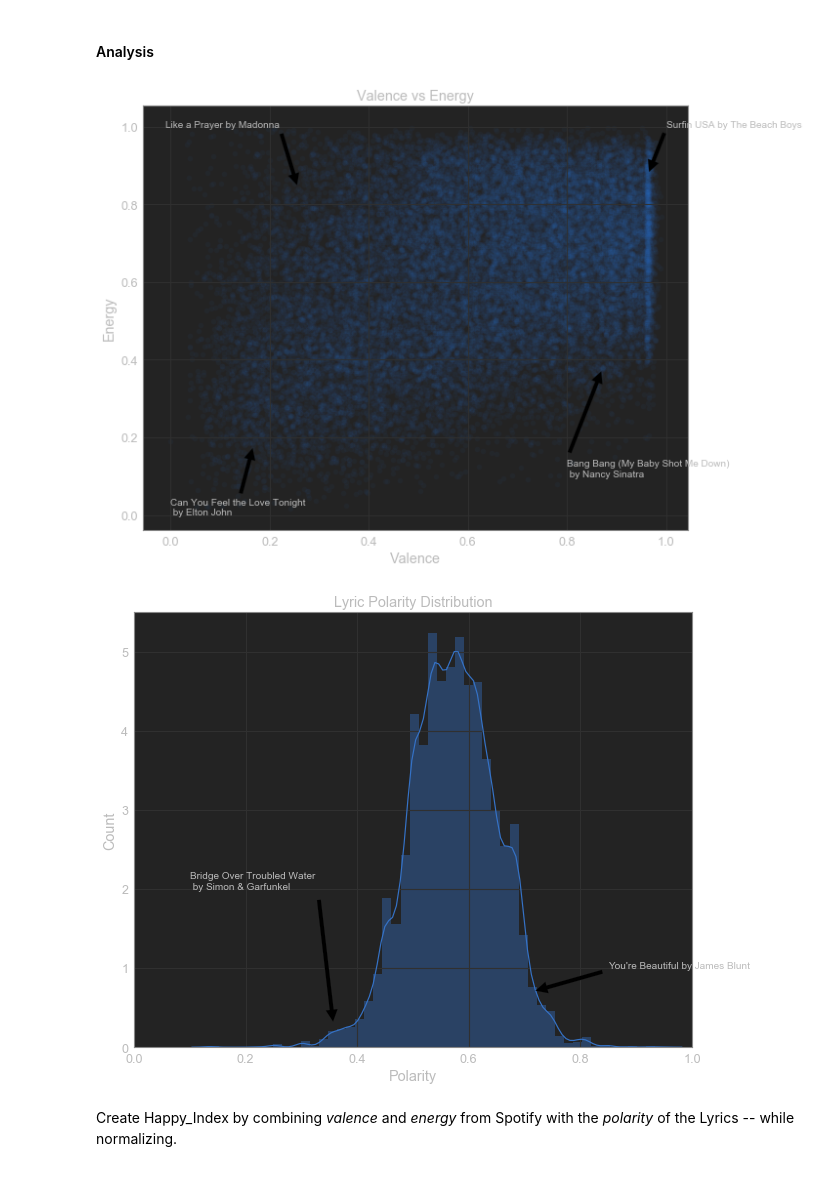
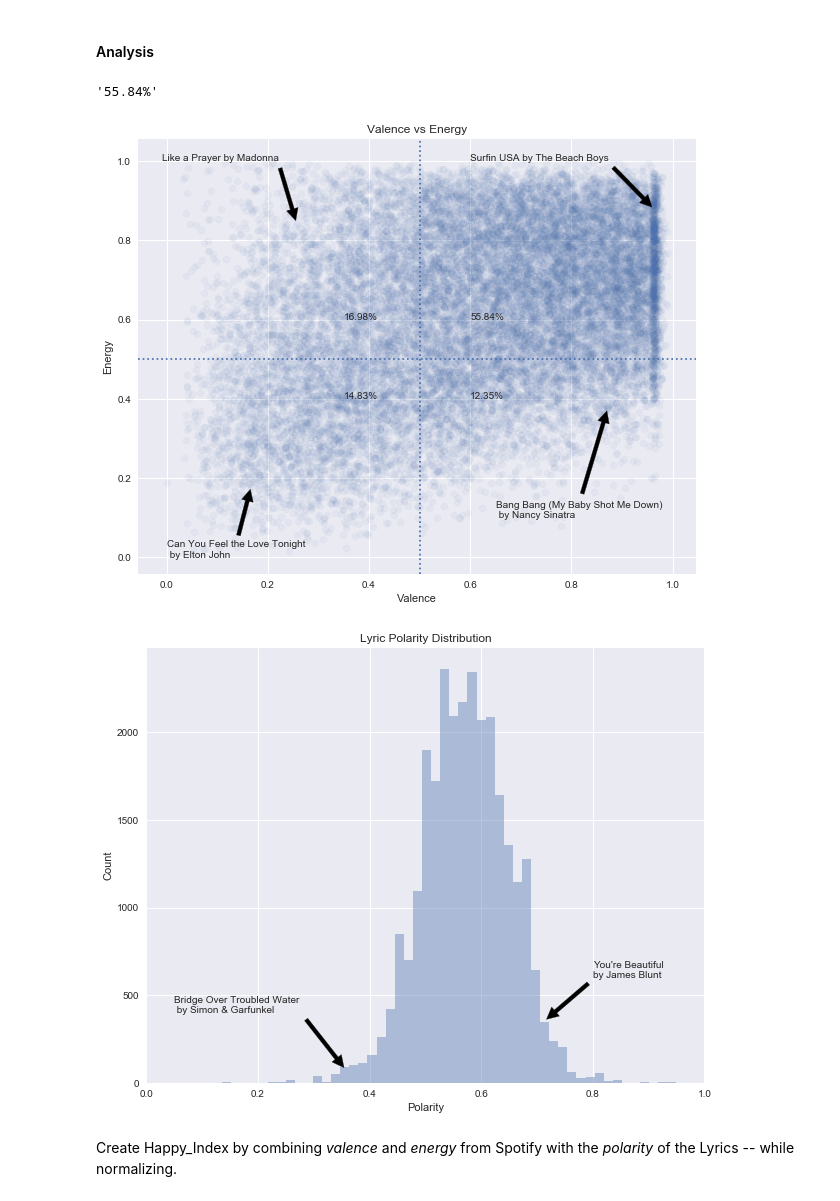
Before and after one commit to akraemer007/what_exactly_are_we_turning_down_for_again, a Jupyter notebook: EDA/eda.ipynb, the cells around one changed output. Saved outputs shown, nothing was run; the diff lists cells and outputs as text; code cells hidden in the pictures.

Commit message:
updated cleanign, nice charts. etc

```diff
--- a/EDA/eda.ipynb
+++ b/EDA/eda.ipynb
@@ -5,7 +5,7 @@ import matplotlib
 import matplotlib.pyplot as plt
 from jupyterthemes import jtplot
 import seaborn as sns
-# sns.set(color_codes = True)
+sns.set(color_codes = True)
 %matplotlib inline
 matplotlib.rcParams['figure.figsize'] = (10, 8)
 # %%
@@ -103,23 +103,50 @@ def quick_filter(df, bort, peak_pos_thresh = 5):
 
 # quick_filter(df, (df['valence'] < .3) & (df['energy'] > .8))
 # Like A Prayer	Madonna, My Sacrifice Creed
+# %%
+# create of energy quadrants
+he_hv = df[(df['energy'] > .5) & (df['valence'] > .5) ].shape[0]
+he_lv = df[(df['energy'] > .5) & (df['valence'] <= .5)].shape[0]
+le_lv = df[(df['energy'] <= .5) &(df['valence'] <= .5)].shape[0]
+le_hv = df[(df['energy'] <= .5) & (df['valence'] > .5)].shape[0]
+
+[cnt / df.shape[0] for cnt in [he_hv, he_lv, le_lv, le_hv]]
+def pretty_pct(quad_count, df = df):
+    pct = quad_count / df.shape[0]
+    pct = round(pct*100,2)
+    return  str(pct) + '%'
+pretty_pct(he_hv)
+# %% [output]
+'55.84%'
 # %%
 # Show off the differences
 plt.scatter(spotify_df['valence'], spotify_df['energy'], alpha = .05)
 plt.title('Valence vs Energy')
 plt.xlabel('Valence')
 plt.ylabel('Energy')
+plt.axvline(x=0.5, ls = 'dotted')
+plt.axhline(y=0.5, ls = 'dotted')
+
+
+plt.annotate('Surfin USA by The Beach Boys', xy=(0.964, 0.878), xytext = (.6,1),
+             arrowprops=dict(facecolor='black', shrink=0.05))
+plt.annotate(pretty_pct(he_hv), xy=(.6,.6))
+
+plt.annotate('Bang Bang (My Baby Shot Me Down) \n by Nancy Sinatra', xy=(0.873, 0.382), xytext = (.65,.1),
+             arrowprops=dict(facecolor='black', shrink=0.05))
+plt.annotate(pretty_pct(le_hv), xy=(.6,.4))
+
+plt.annotate('Can You Feel the Love Tonight \n by Elton John', xy=(0.1670, 0.1790), xytext = (0,0),
+             arrowprops=dict(facecolor='black', shrink=0.05))
+plt.annotate(pretty_pct(le_lv), xy=(.35,.4))
+
 plt.annotate('Like a Prayer by Madonna', xy=(0.2570, 0.842), xytext = (-.01,1),
              arrowprops=dict(facecolor='black', shrink=0.05))
-plt.annotate('Surfin USA by The Beach Boys', xy=(0.964, 0.878), xytext = (1,1),
-             arrowprops=dict(facecolor='black', shrink=0.05))
-plt.annotate('Bang Bang (My Baby Shot Me Down) \n by Nancy Sinatra', xy=(0.873, 0.382), xytext = (.8,.1),
-             arrowprops=dict(facecolor='black', shrink=0.05))
-plt.annotate('Can You Feel the Love Tonight \n by Elton John', xy=(0.1670, 0.1790), xytext = (0,0),
-             arrowprops=dict(facecolor='black', shrink=0.05))
+plt.annotate(pretty_pct(he_lv), xy=(.35,.6))
+
 plt.show()
 # %% [output]
-[figure, old version]
+[figure, new version]
 # %%
 # quick_filter(df, (df['polarity'] < .4))
 # Bridge Over Troubled Water \n by Simon & Garfunkel
@@ -127,22 +154,24 @@ plt.show()
 # quick_filter(df, (df['polarity'] > .65))
 # You're Beautiful by James Blunt
 # %%
-sns.distplot(df['polarity']) #kde = False
+sns.distplot(df['polarity'], kde = False)
 plt.title('Lyric Polarity Distribution')
 plt.xlabel('Polarity')
 plt.ylabel('Count')
 plt.xlim(0, 1)
+
 plt.annotate('Bridge Over Troubled Water \n by Simon & Garfunkel',
-             xy=(0.358322, 0.236),
-             xytext = (.1, 2),
+             xy=(0.358322, 70),
+             xytext = (.05, 400),
              arrowprops=dict(facecolor='black', shrink=0.05))
-plt.annotate("You're Beautiful by James Blunt",
-             xy=(0.712690,.7),
-             xytext = (.85, 1),
+
+plt.annotate("You're Beautiful \nby James Blunt",
+             xy=(0.712690, 350),
+             xytext = (.8, 600),
              arrowprops=dict(facecolor='black', shrink=0.05))
 plt.show()
 # %% [output]
-[figure, old version]
+[figure, new version]
 # %% [markdown]
 Create Happy_Index by combining *valence* and *energy* from Spotify with the *polarity* of the Lyrics -- while normalizing.
 # %%
```
Also changed, not shown: parts of 17 cells of this notebook, 2 other files.
